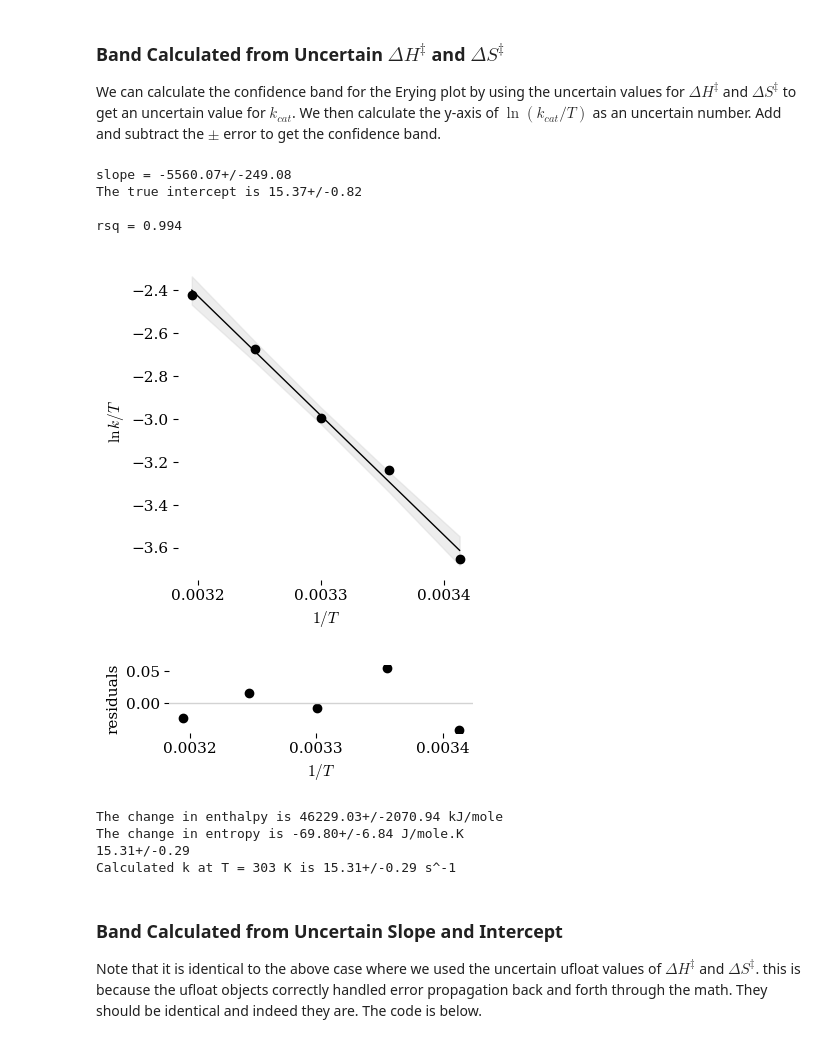
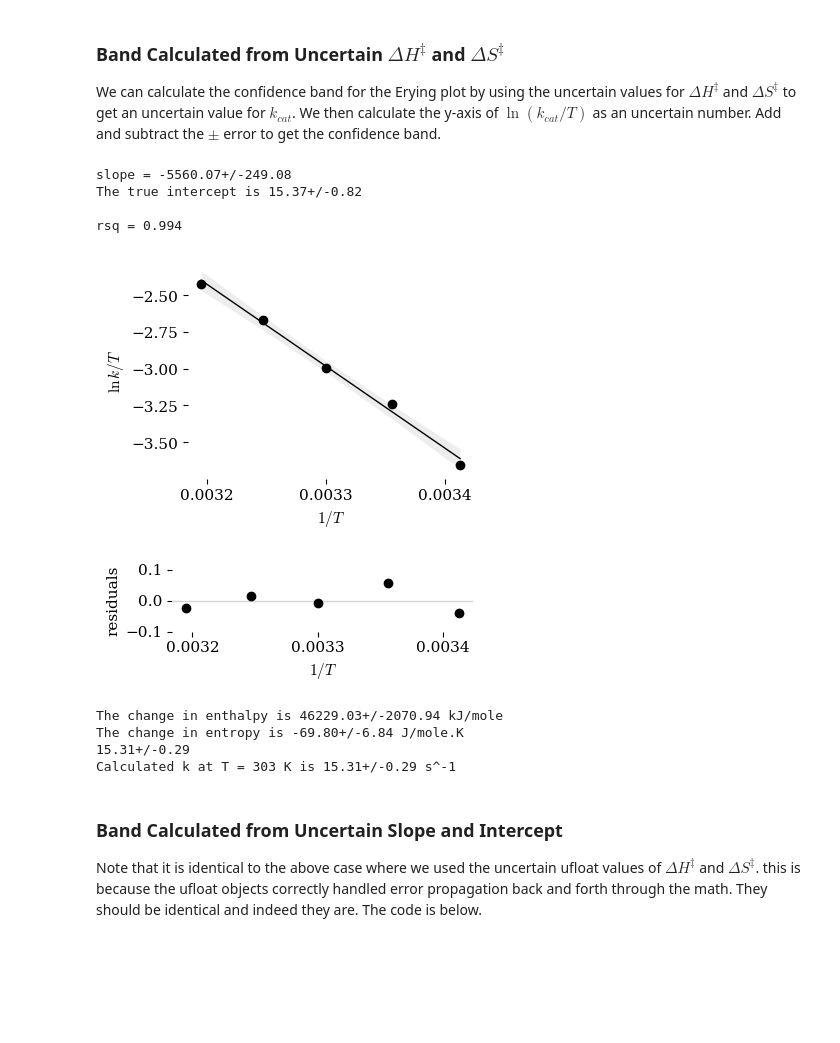
Before and after one commit to blinkletter/PythonPresentation, a Jupyter notebook: 03A-Eyring_Exercises_1_simple.ipynb, the cells around one changed output. Cells and saved outputs as stored; diff of their text form; code cells hidden in the pictures; blank space fills up the shorter version.

```diff
--- a/03A-Eyring_Exercises_1_simple.ipynb
+++ b/03A-Eyring_Exercises_1_simple.ipynb
@@ -31,6 +31,8 @@ from uncertainties import unumpy as unp  # a replacement for numpy that uses
 #location_styles = "styles/"     ## Use github locations for Colab
 location_data = "https://raw.githubusercontent.com/blinkletter/PythonPresentation/main/data/"
 location_styles = "https://raw.githubusercontent.com/blinkletter/PythonPresentation/main/styles/"
+
+size = (4,3)    # size of plots
 # %% [output]
 mkdir: plots: File exists
 Requirement already satisfied: uncertainties in /Users/blink/psi4conda/lib/python3.11/site-packages (3.2.1)
@@ -316,6 +541,7 @@ best_fit_y = slope * x + intercept_true     # ufloat.n gives the nominal value
 ### Plot data and line-fit
 plt.rcdefaults()
 plt.style.use(location_styles + "tufte.mplstyle")
+plt.figure(figsize=size)
 
 plt.plot(x,y,"ko")                               # plot data with black circle
 plt.plot(x,unp.nominal_values(best_fit_y),"k-")  # plot fit line with black line
@@ -337,53 +563,57 @@ ln_k_dn_T = np.log(k_dn/temp)
 # make filled band
 plt.fill_between(x, ln_k_up_T, ln_k_dn_T,
                    color="lightgray", alpha=0.4, zorder = 0,
-                   label="confidence interval")
+                   linewidth = 0, label="confidence interval")
 
 
 
 plt.xticks([0.0032,0.0033,0.0034])         # there were too many x labels
 plt.xlabel(r"${1/T}$")
 plt.ylabel(r"$\ln{k/T}$")
+plt.savefig("plots/3A-06.pdf")
 plt.show()                                       # show plot (and clear)
 
 ### Plot the residuals
 
 # difference between data and line-fit
 residuals = y - unp.nominal_values(best_fit_y)
-plt.figure().set_figheight(1.5)                    # set plot height to 1 inch
+plt.figure(figsize=size).set_figheight(1.5)        # set plot height to 1 inch
+plt.axhline(0, color='lightgray')                  # plot a horizontal line
 plt.plot(x,residuals,"ko")
-plt.axhline(0, color='lightgray')                  # plot a horizontal line
 plt.xticks([0.0032,0.0033,0.0034])         # there were too many x labels
+plt.ylim(-.1,.1)
+
 plt.xlabel(r"${1/T}$")
 plt.ylabel(r"residuals")
+plt.savefig("plots/3A-07.pdf")
 plt.show()
 
 
 ### calculate thermodynamic parameters
 R = scipy.constants.R
 kb = scipy.constants.k
 h = scipy.constants.h
 kappa = 1
 
 dH = -slope_unc * R
 dS = (intercept_true - np.log(kb/h)) * R
 
 print(f"The change in enthalpy is {dH:0.2f} kJ/mole")
 print(f"The change in entropy is {dS:0.2f} J/mole.K")
 
 ## calculate k from Erying plot parameters.
 Temp = 303
 kobs = (kappa * kb / h) * Temp * unp.exp(-dH/(R*Temp)) * unp.exp(dS/R)
 
 print(kobs)
 print(f"Calculated k at T = {Temp} K is {kobs:0.2f} s^-1")
 # %% [output]
 slope = -5560.07+/-249.08
 The true intercept is 15.37+/-0.82
 
 rsq = 0.994
-[figure, old version]
+[figure, new version]
-[figure, old version]
+[figure, new version]
 The change in enthalpy is 46229.03+/-2070.94 kJ/mole
 The change in entropy is -69.80+/-6.84 J/mole.K
 15.31+/-0.29
```
Also changed, not shown: parts of 9 cells of this notebook, 59 other files.
